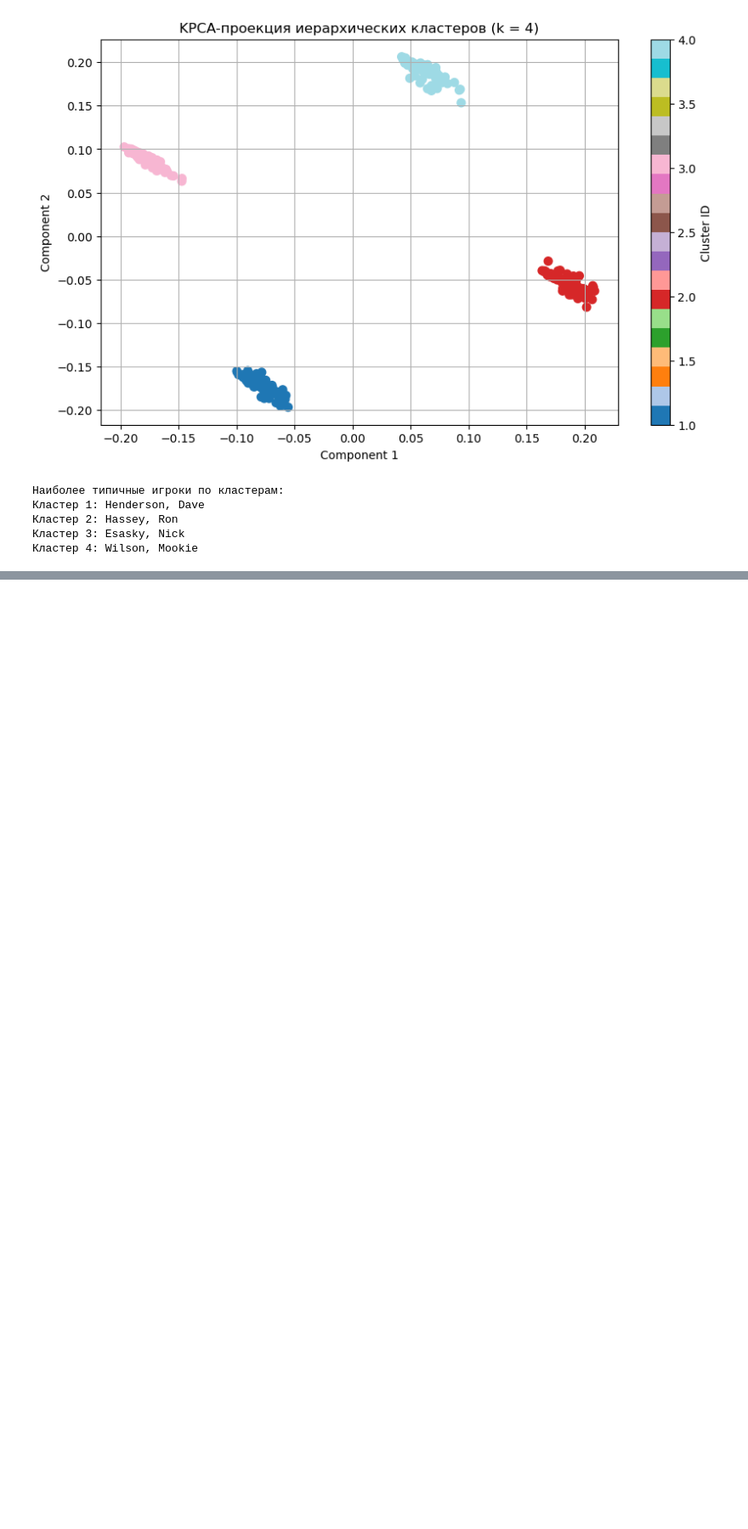
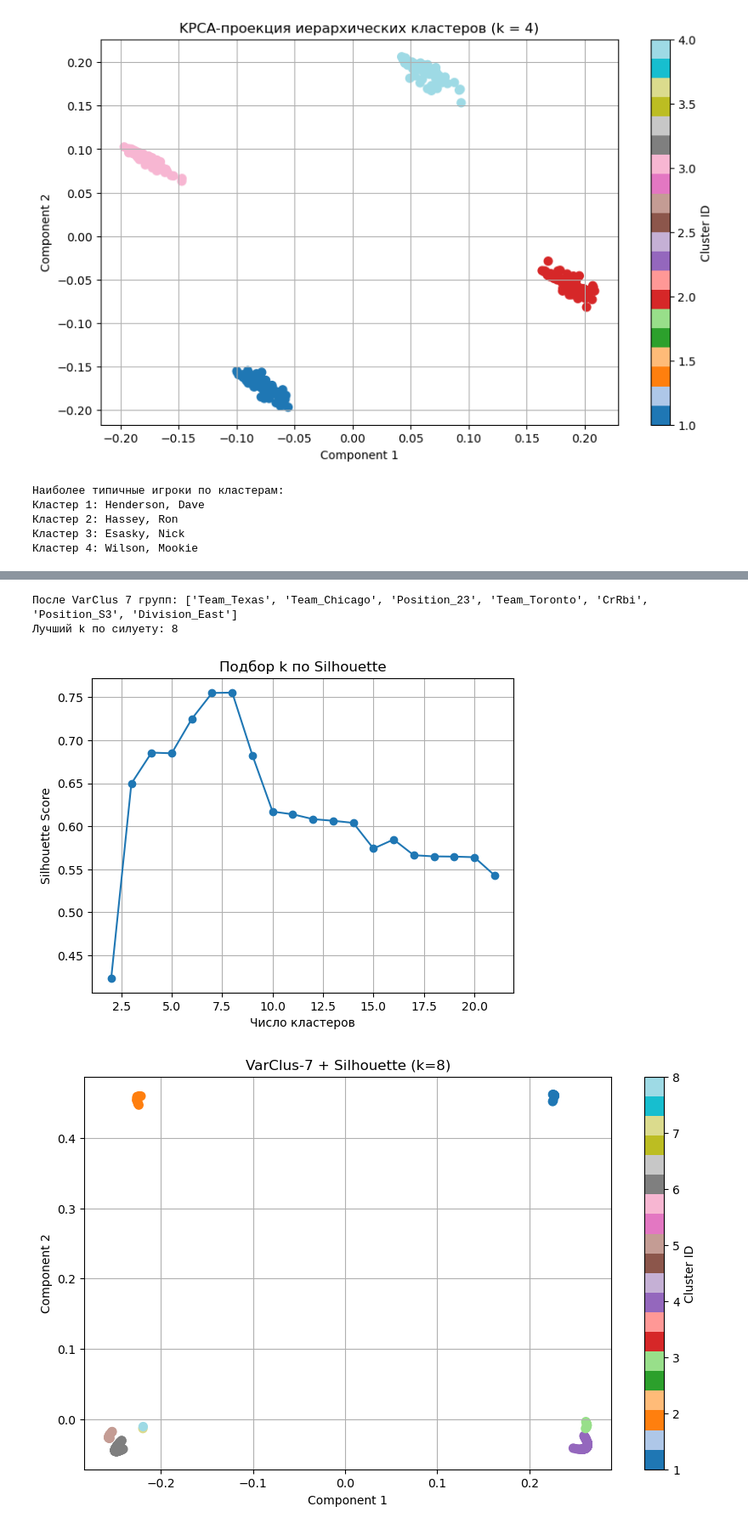
Before and after one commit to aiksiq/ml_laba, a Jupyter notebook: laba_ml3-4.ipynb, the cells around one changed output, grey strips where cells are left out. Shown at 85% size. Drawn from its saved outputs; the diff is of its cells as text; code cells hidden in the pictures; blank space fills up the shorter version.

```diff
--- a/laba_ml3-4.ipynb
+++ b/laba_ml3-4.ipynb
@@ -396,0 +490,35 @@ best_k, typical_players = process_and_cluster(df, cat_cols, num_cols)
+# %%
+from sklearn.metrics import silhouette_score
+n_groups=7
+feat10b = varclus_select(df_imp, n_groups=n_groups)
+print(f"После VarClus {n_groups} групп:", feat10b)
+
+df10b = df_imp[feat10b]
+
+Z10b = perform_hierarchical_clustering(df10b)
+sil_scores = []
+ks = range(2, 22)
+for k in ks:
+    labels_k = fcluster(Z10b, k, criterion='maxclust')
+    sil_scores.append(silhouette_score(df10b, labels_k))
+
+best_k10b = ks[int(np.argmax(sil_scores))]
+print("Лучший k по силуету:", best_k10b)
+
+plt.plot(ks, sil_scores, marker='o')
+plt.xlabel('Число кластеров')
+plt.ylabel('Silhouette Score')
+plt.title('Подбор k по Silhouette')
+plt.grid(True)
+plt.show()
+
+labels10b = fcluster(Z10b, best_k10b, criterion='maxclust')
+X10b = project_with_kpca(df10b)
+plot_clusters(X10b, labels10b, title=f'VarClus-{n_groups} + Silhouette (k={best_k10b})')
+
+typ10b = find_typical_representatives(df10b, df, labels10b)
+# %% [output]
+После VarClus 7 групп: ['Team_Texas', 'Team_Chicago', 'Position_23', 'Team_Toronto', 'CrRbi', 'Position_S3', 'Division_East']
+Лучший k по силуету: 8
+[figure, added]
+[figure, added]
```
Also changed, not shown: parts of 10 cells of this notebook, 1 other file.
